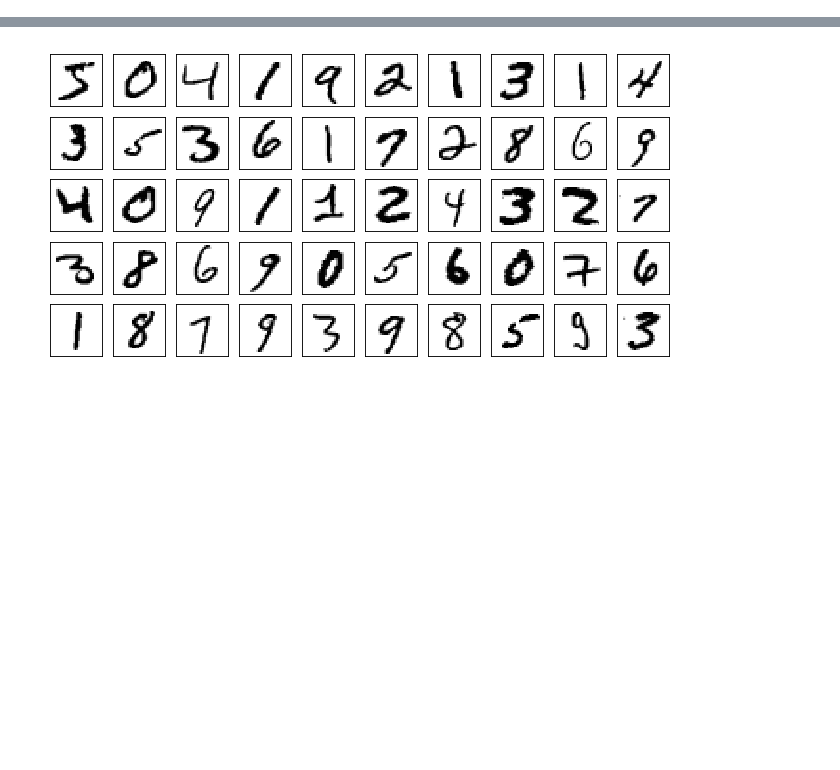
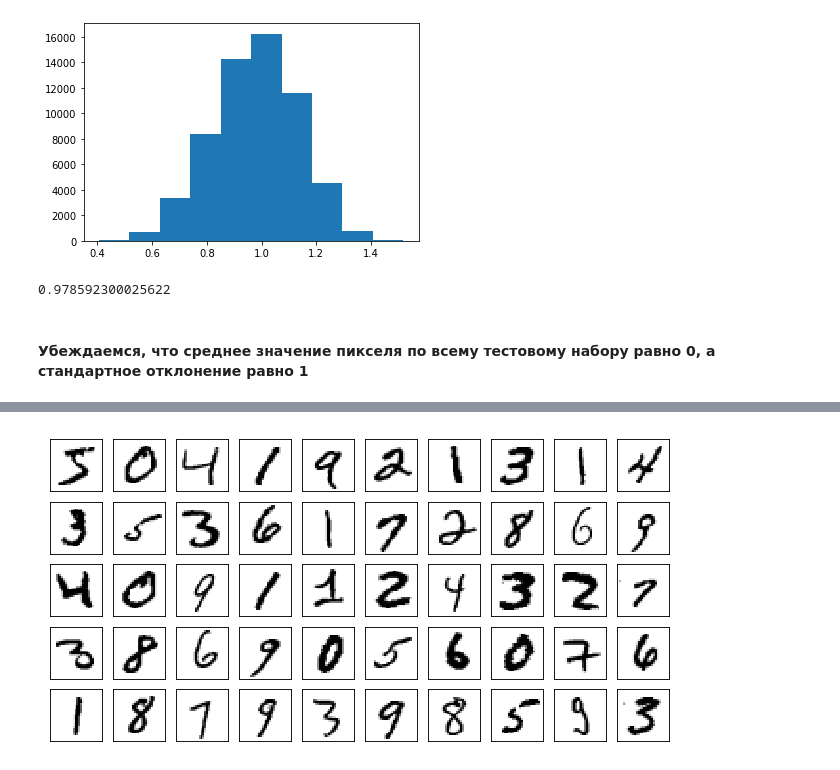
Before and after one commit to Alkud/OTUS_NN_HOMEWORKS, a Jupyter notebook: 01_INTRO/dataset.ipynb, the cells around one changed output, grey strips where cells are left out. Saved outputs shown, nothing was run; the diff lists cells and outputs as text; code cells hidden in the pictures; blank space fills up the shorter version.

```diff
--- a/01_INTRO/dataset.ipynb
+++ b/01_INTRO/dataset.ipynb
@@ -59,0 +63,10 @@ tensor([[[0.0000, 0.0000, 0.0000, 0.0000, 0.0000, 0.0000, 0.0000, 0.0000,
+# %%
+plt.hist(train_stds);
+# %% [output]
+[figure, added]
+# %%
+np.mean(train_stds)
+# %% [output]
+0.978592300025622
+# %% [markdown]
+#### Убеждаемся, что среднее значение пикселя по всему __тестовому__ набору равно 0, а стандартное отклонение равно 1
```
Also changed, not shown: parts of 23 cells of this notebook.
